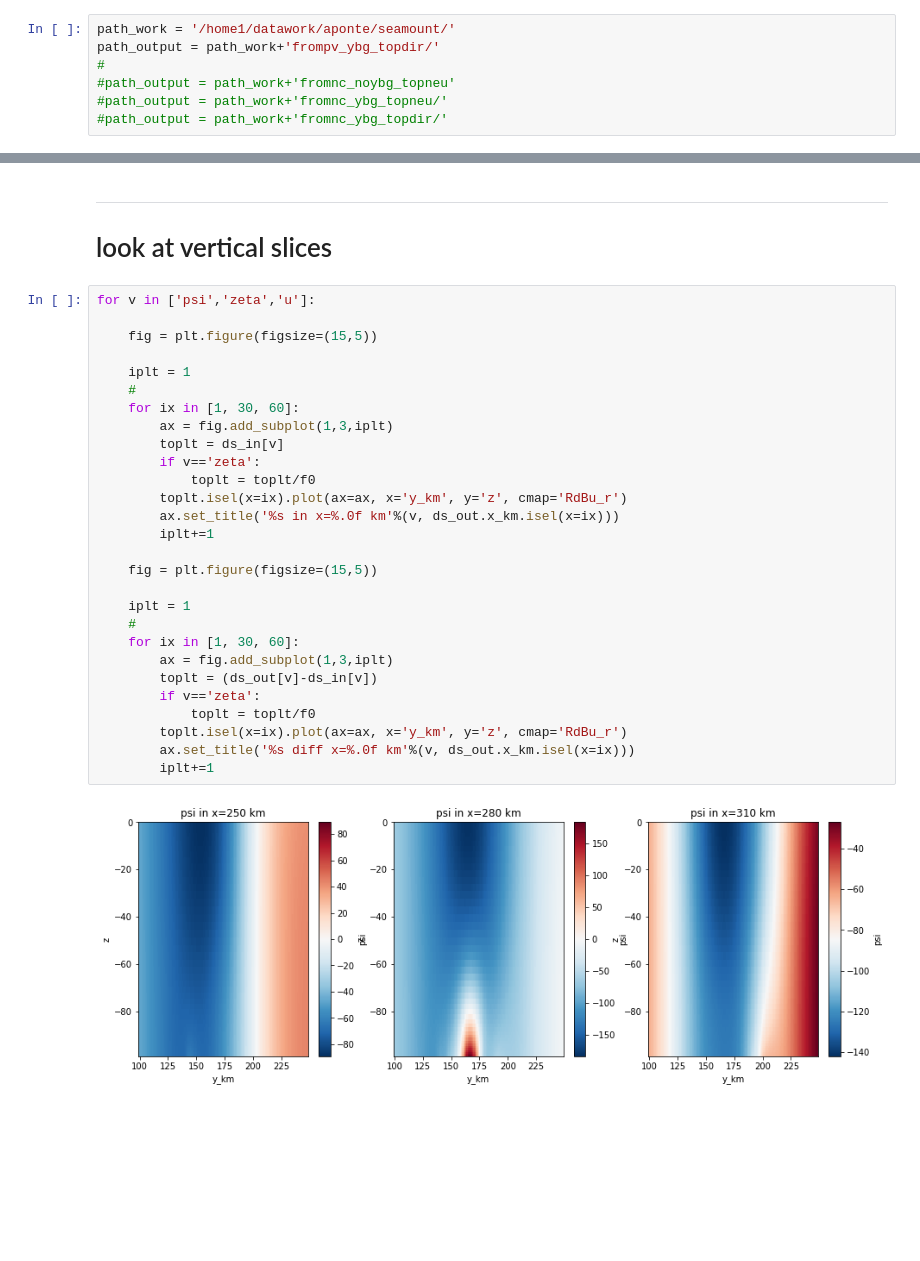
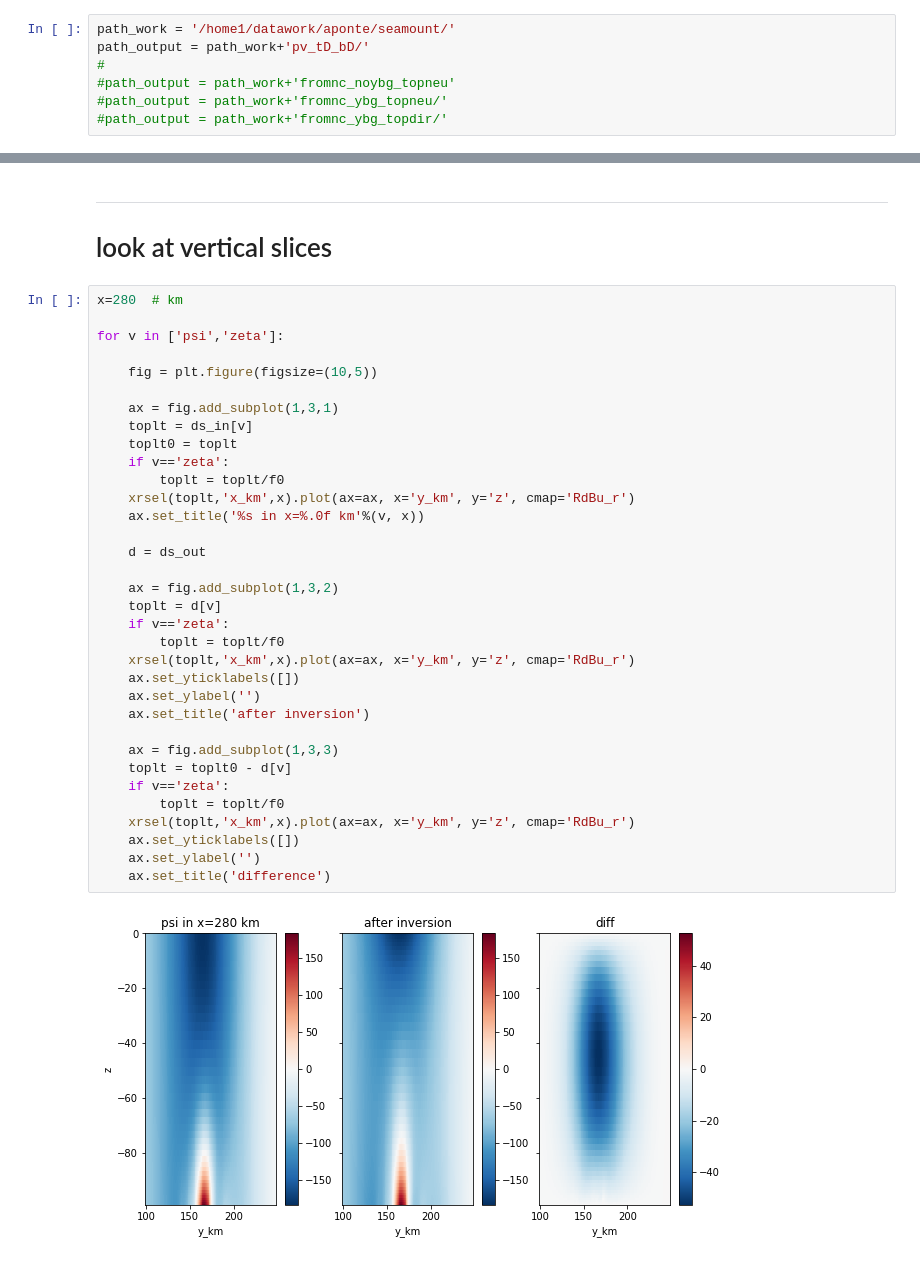
Before and after one commit to apatlpo/qgsolver, a Jupyter notebook: output/roms_seamount.ipynb, the cells around one changed output, grey strips where cells are left out. Saved outputs shown, nothing was run; the diff lists cells and outputs as text; blank space fills up the shorter version.

```diff
--- a/output/roms_seamount.ipynb
+++ b/output/roms_seamount.ipynb
@@ -11,7 +11,7 @@ import matplotlib.pyplot as plt
 from utils import *
 # %%
 path_work = '/home1/datawork/aponte/seamount/'
-path_output = path_work+'frompv_ybg_topdir/'
+path_output = path_work+'pv_tD_bD/'
 #
 #path_output = path_work+'fromnc_noybg_topneu'
 #path_output = path_work+'fromnc_ybg_topneu/'
@@ -83,32 +83,38 @@ Data variables:
 
 # look at vertical slices
 # %%
-for v in ['psi','zeta','u']:
+x=280  # km
 
-    fig = plt.figure(figsize=(15,5))
+for v in ['psi','zeta']:
 
-    iplt = 1
-    #
-    for ix in [1, 30, 60]:
-        ax = fig.add_subplot(1,3,iplt)
-        toplt = ds_in[v]
-        if v=='zeta':
-            toplt = toplt/f0
-        toplt.isel(x=ix).plot(ax=ax, x='y_km', y='z', cmap='RdBu_r')
-        ax.set_title('%s in x=%.0f km'%(v, ds_out.x_km.isel(x=ix)))
-        iplt+=1
+    fig = plt.figure(figsize=(10,5))
 
-    fig = plt.figure(figsize=(15,5))
+    ax = fig.add_subplot(1,3,1)
+    toplt = ds_in[v]
+    toplt0 = toplt
+    if v=='zeta':
+        toplt = toplt/f0
+    xrsel(toplt,'x_km',x).plot(ax=ax, x='y_km', y='z', cmap='RdBu_r')
+    ax.set_title('%s in x=%.0f km'%(v, x))
 
-    iplt = 1
-    #
-    for ix in [1, 30, 60]:
-        ax = fig.add_subplot(1,3,iplt)
-        toplt = (ds_out[v]-ds_in[v])
-        if v=='zeta':
-            toplt = toplt/f0
-        toplt.isel(x=ix).plot(ax=ax, x='y_km', y='z', cmap='RdBu_r')
-        ax.set_title('%s diff x=%.0f km'%(v, ds_out.x_km.isel(x=ix)))
-        iplt+=1
+    d = ds_out
+
+    ax = fig.add_subplot(1,3,2)
+    toplt = d[v]
+    if v=='zeta':
+        toplt = toplt/f0
+    xrsel(toplt,'x_km',x).plot(ax=ax, x='y_km', y='z', cmap='RdBu_r')
+    ax.set_yticklabels([])
+    ax.set_ylabel('')
+    ax.set_title('after inversion')
+
+    ax = fig.add_subplot(1,3,3)
+    toplt = toplt0 - d[v]
+    if v=='zeta':
+        toplt = toplt/f0
+    xrsel(toplt,'x_km',x).plot(ax=ax, x='y_km', y='z', cmap='RdBu_r')
+    ax.set_yticklabels([])
+    ax.set_ylabel('')
+    ax.set_title('difference')
 # %% [output]
-[figure, old version]
+[figure, new version]
```
Also changed, not shown: parts of 6 cells of this notebook, 8 other files.
